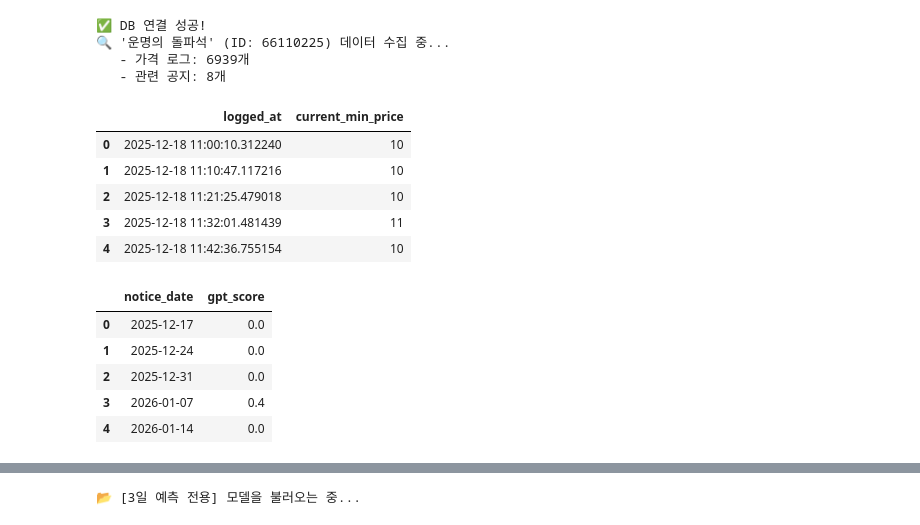
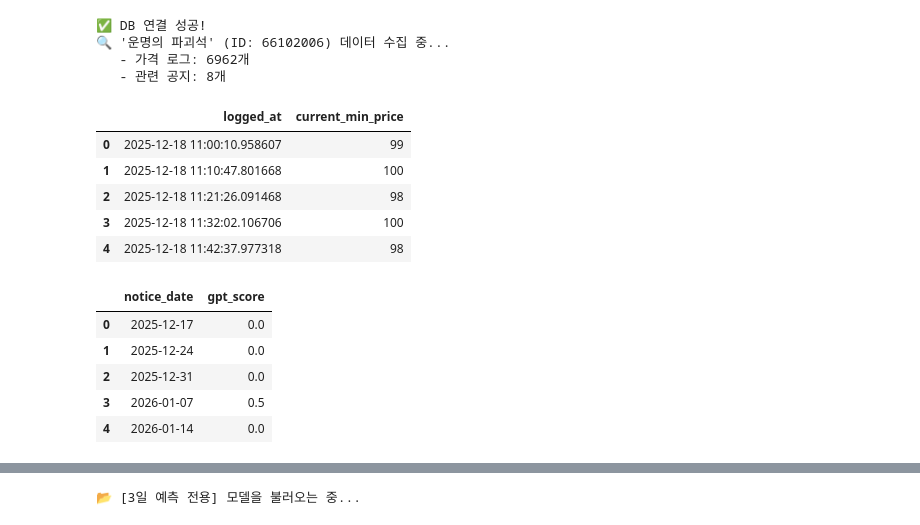
Before and after one commit to PhorinKid/prophet-asset-forecast, a Jupyter notebook: notebook/4.최종뉴럴.ipynb, the cells around one changed output, grey strips where cells are left out. Drawn from its saved outputs; the diff is of its cells as text; code cells hidden in the pictures.

```diff
--- a/notebook/4.최종뉴럴.ipynb
+++ b/notebook/4.최종뉴럴.ipynb
@@ -53,46 +49,46 @@ def get_item_data(item_name):
 
         # (3) GPT Score 가져오기 (컬럼명: notice_date, gpt_score)
         notice_sql = text("""
             SELECT r.notice_date, i.gpt_score
             FROM item_notice_impacts i
             JOIN raw_notices r ON i.notice_id = r.id
             WHERE i.item_id = :item_id
             ORDER BY r.notice_date ASC
         """)
         df_notices = pd.read_sql(notice_sql, conn, params={"item_id": item_id})
 
         print(f"   - 가격 로그: {len(df_prices)}개")
         print(f"   - 관련 공지: {len(df_notices)}개")
 
         return df_prices, df_notices
 
     finally:
         conn.close()
 
 # ---------------------------------------------------------
 # [테스트] 아이템 이름 입력
 # ---------------------------------------------------------
-TARGET_ITEM = "운명의 돌파석"  # 👈 분석하고 싶은 아이템 이름
+TARGET_ITEM = "운명의 파괴석"  # 👈 분석하고 싶은 아이템 이름
 df_raw, df_gpt = get_item_data(TARGET_ITEM)
 
 display(df_raw.head())
 display(df_gpt.head())
 # %% [output]
 ✅ DB 연결 성공!
-🔍 '운명의 돌파석' (ID: 66110225) 데이터 수집 중...
-   - 가격 로그: 6939개
+🔍 '운명의 파괴석' (ID: 66102006) 데이터 수집 중...
+   - 가격 로그: 6962개
    - 관련 공지: 8개
 |  | logged_at | current_min_price |
-| 0 | 2025-12-18 11:00:10.312240 | 10 |
-| 1 | 2025-12-18 11:10:47.117216 | 10 |
-| 2 | 2025-12-18 11:21:25.479018 | 10 |
-| 3 | 2025-12-18 11:32:01.481439 | 11 |
-| 4 | 2025-12-18 11:42:36.755154 | 10 |
+| 0 | 2025-12-18 11:00:10.958607 | 99 |
+| 1 | 2025-12-18 11:10:47.801668 | 100 |
+| 2 | 2025-12-18 11:21:26.091468 | 98 |
+| 3 | 2025-12-18 11:32:02.106706 | 100 |
+| 4 | 2025-12-18 11:42:37.977318 | 98 |
 |  | notice_date | gpt_score |
 | 0 | 2025-12-17 | 0.0 |
 | 1 | 2025-12-24 | 0.0 |
 | 2 | 2025-12-31 | 0.0 |
-| 3 | 2026-01-07 | 0.4 |
+| 3 | 2026-01-07 | 0.5 |
 | 4 | 2026-01-14 | 0.0 |
 # %%
 import numpy as np
```
Also changed, not shown: parts of 6 cells of this notebook, 14 other files.
